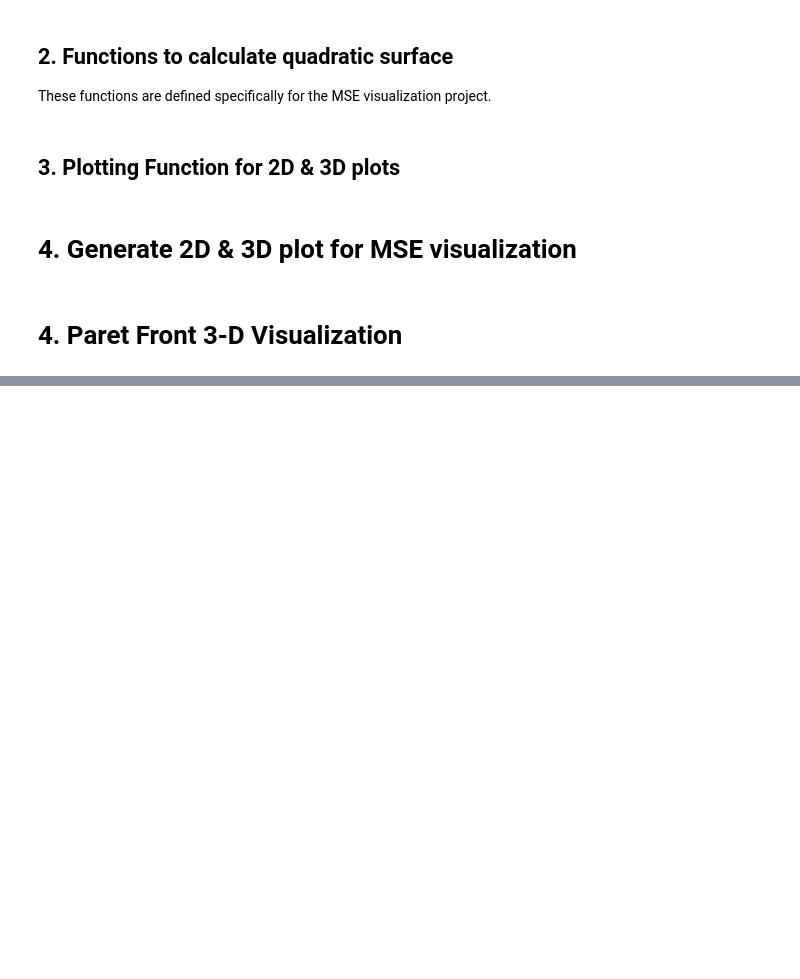
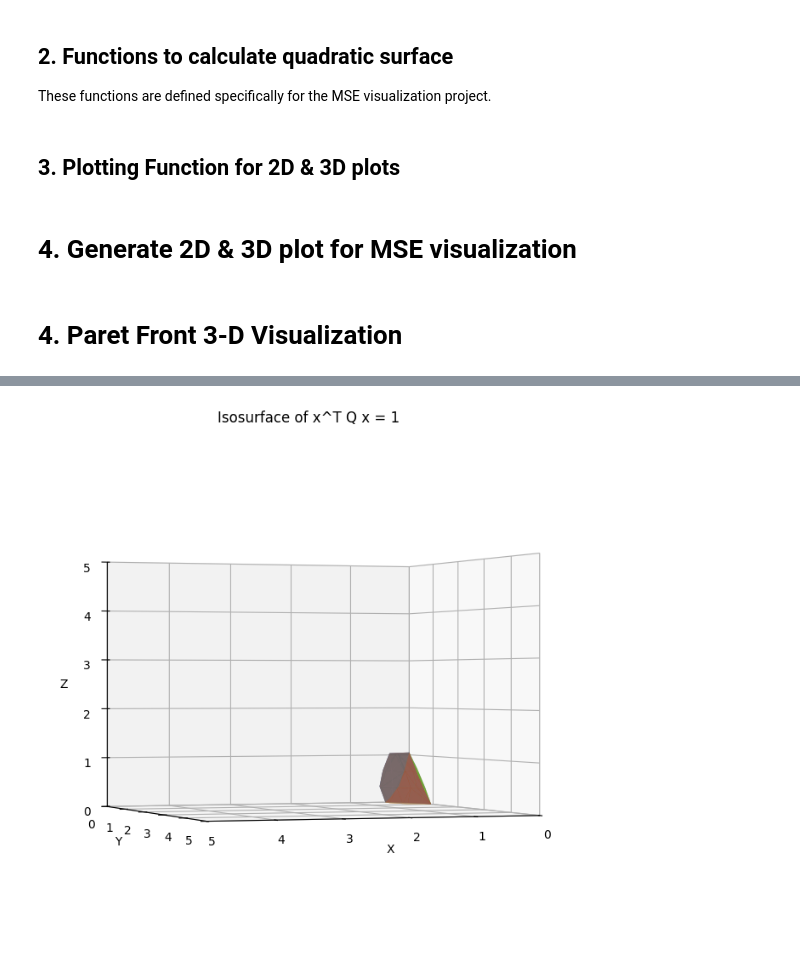
Before and after one commit to QinglinGE/Multi-task-Learning, a Jupyter notebook: ECE513_final_proj.ipynb, the cells around one changed output, grey strips where cells are left out. Cells and saved outputs as stored; diff of their text form; code cells hidden in the pictures; blank space fills up the shorter version.

```diff
--- a/ECE513_final_proj.ipynb
+++ b/ECE513_final_proj.ipynb
@@ -436,0 +572,4 @@ tensor(1.)
+# %%
+Y0 = (X[:, 0] + torch.normal(0, 0.2, size=(n,), device=device)).unsqueeze(1)
+Y1 = (X[:, 1] + torch.normal(0, 0.2, size=(n,), device=device)).unsqueeze(1)
+Y2 = (X[:, 2] + torch.normal(0, 0.2, size=(n,), device=device)).unsqueeze(1)
@@ -436,0 +600,9 @@ tensor(1.)
+# %%
+X_item = X.detach().cpu().numpy()
+Y0_item = Y0.detach().cpu().numpy()
+Y1_item = Y1.detach().cpu().numpy()
+Y2_item = Y2.detach().cpu().numpy()
+Y_stack = np.hstack((Y0_item, Y1_item, Y2_item))
+Y_hat = X_item@np.linalg.pinv(X_item.T@X_item)@X_item.T@Y_stack
+
+points = np.vstack((loss1_rand_list, loss2_rand_list, loss3_rand_list)).T
@@ -436,0 +613,4 @@ tensor(1.)
+# %%
+plot_generation_2D(Y_hat)
+# %% [output]
+[figure, added]
```
Also changed, not shown: parts of 28 cells of this notebook, 12 other files.
